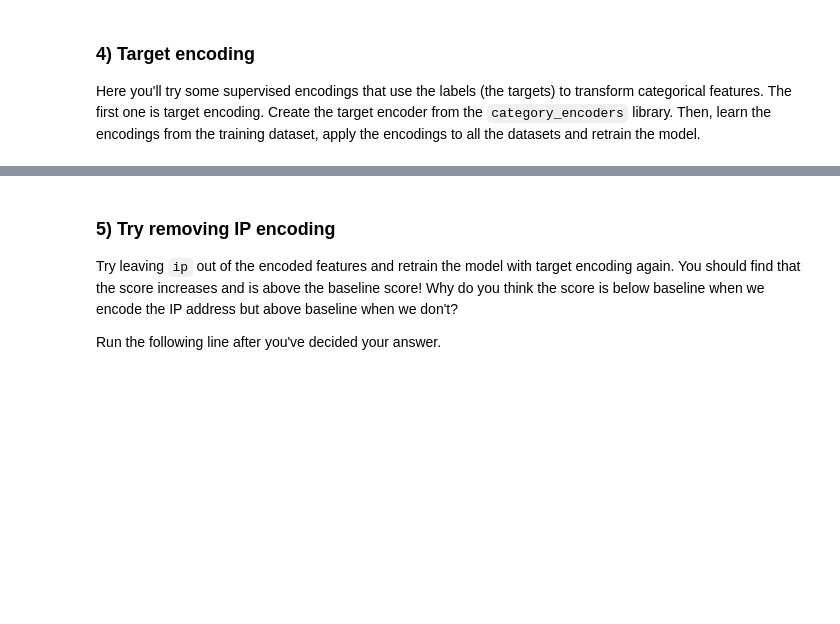
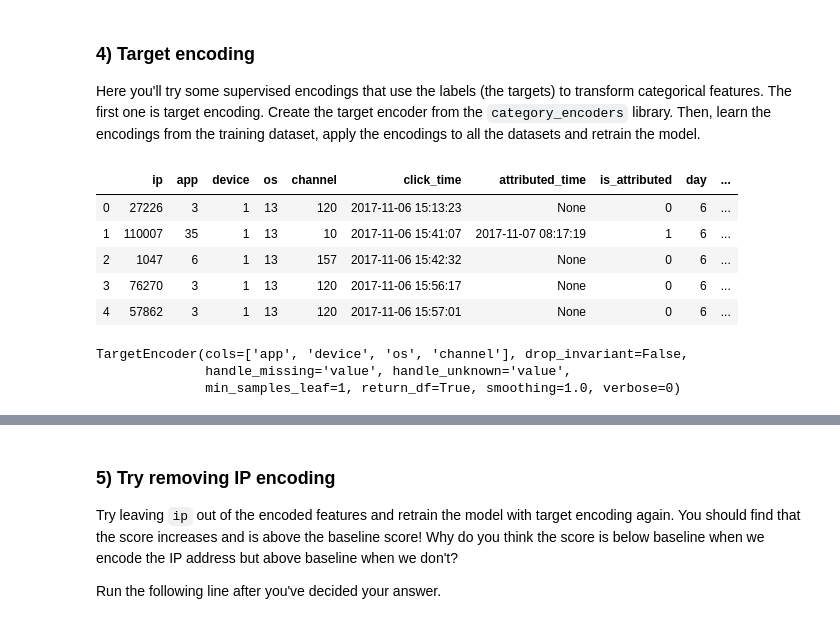
Before and after one commit to sanchez-castro/kaggle-courses, a Jupyter notebook: feature-engineering/exercise2_categorical_encodings.ipynb, the cells around one changed output, grey strips where cells are left out. Cells and saved outputs as stored; diff of their text form; code cells hidden in the pictures; blank space fills up the shorter version.

Commit message:
uploading exercise 2 for categorical encodings

```diff
--- a/feature-engineering/exercise2_categorical_encodings.ipynb
+++ b/feature-engineering/exercise2_categorical_encodings.ipynb
@@ -199,18 +205,20 @@ Here you'll try some supervised encodings that use the labels (the targets) to t
+# %%
+train.head()
+# %% [output]
+|  | ip | app | device | os | channel | click_time | attributed_time | is_attributed | day | ... |
+| 0 | 27226 | 3 | 1 | 13 | 120 | 2017-11-06 15:13:23 | None | 0 | 6 | ... |
+| 1 | 110007 | 35 | 1 | 13 | 10 | 2017-11-06 15:41:07 | 2017-11-07 08:17:19 | 1 | 6 | ... |
+| 2 | 1047 | 6 | 1 | 13 | 157 | 2017-11-06 15:42:32 | None | 0 | 6 | ... |
+| 3 | 76270 | 3 | 1 | 13 | 120 | 2017-11-06 15:56:17 | None | 0 | 6 | ... |
+| 4 | 57862 | 3 | 1 | 13 | 120 | 2017-11-06 15:57:01 | None | 0 | 6 | ... |
 # %%
-cat_features = ['ip', 'app', 'device', 'os', 'channel']
-train, valid, test = get_data_splits(clicks)
-
 # Create the target encoder. You can find this easily by using tab completion.
 # Start typing ce. the press Tab to bring up a list of classes and functions.
-target_enc = ____
+target_enc = ce.TargetEncoder(cols=cat_features)
 
 # Learn encoding from the training set. Use the 'is_attributed' column as the target.
-____
-
-# Apply encoding to the train and validation sets as new columns
-# Make sure to add `_target` as a suffix to the new columns
-train_encoded = ____
-valid_encoded = ____
-
-# Check your answer
-q_4.check()
+target_enc.fit(train[cat_features], train['is_attributed'])
+# %% [output]
+TargetEncoder(cols=['app', 'device', 'os', 'channel'], drop_invariant=False,
+              handle_missing='value', handle_unknown='value',
+              min_samples_leaf=1, return_df=True, smoothing=1.0, verbose=0)
```
Also changed, not shown: parts of 17 cells of this notebook.
